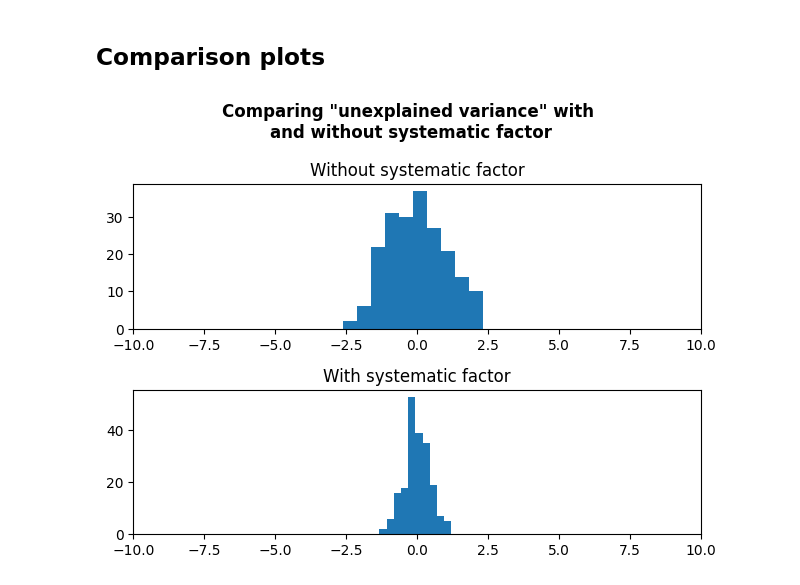
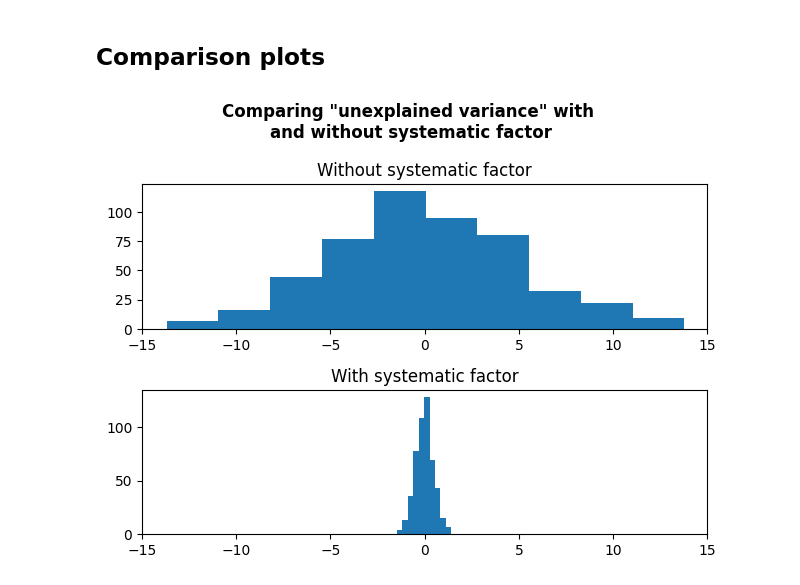
Before and after one commit to nayefahmad/stats-notes, a Jupyter notebook: src/2022-11-30_unexplained-variance-with-and-without-systematic-factors.ipynb, the cells around one changed output. Saved outputs shown, nothing was run; the diff lists cells and outputs as text; code cells hidden in the pictures.

```diff
--- a/src/2022-11-30_unexplained-variance-with-and-without-systematic-factors.ipynb
+++ b/src/2022-11-30_unexplained-variance-with-and-without-systematic-factors.ipynb
@@ -33,7 +33,7 @@ class Params:
     x_mean: float
     x_sigma: float
 # %%
-p = Params(num_rows=200, alpha=2, beta=[5], sigma=0.5, x_mean=5, x_sigma=1)
+p = Params(num_rows=500, alpha=2, beta=[5], sigma=0.5, x_mean=5, x_sigma=1)
 # %%
 np.random.seed(0)
 x = np.random.normal(loc=p.x_mean, scale=p.x_sigma, size=p.num_rows)
@@ -60,3 +58,5 @@ x_centered = x - x.mean()
+# %%
+y_centered = y - y.mean()
 # %% [markdown]
 Unexplained variance with systematic factor
 # %%
@@ -75,14 +75,14 @@ resids = y - train_preds
 # %%
 title = 'Comparing "unexplained variance" with \nand without systematic factor'
 subtitles = ["Without systematic factor", "With systematic factor"]
 fig = plt.figure()
-for index, var in enumerate([x_centered, resids]):
+for index, var in enumerate([y_centered, resids]):
     ax = plt.subplot(2, 1, index + 1)
     ax.hist(var)
-    ax.set_xlim(-10, 10)
+    ax.set_xlim(-15, 15)
     ax.set_title(subtitles[index])
-plt.suptitle(title, fontweight='bold')
+plt.suptitle(title, fontweight="bold")
 fig.tight_layout()
 fig.show()
 # %% [output]
-[figure, old version]
+[figure, new version]
```
Also changed, not shown: parts of 2 cells of this notebook.
